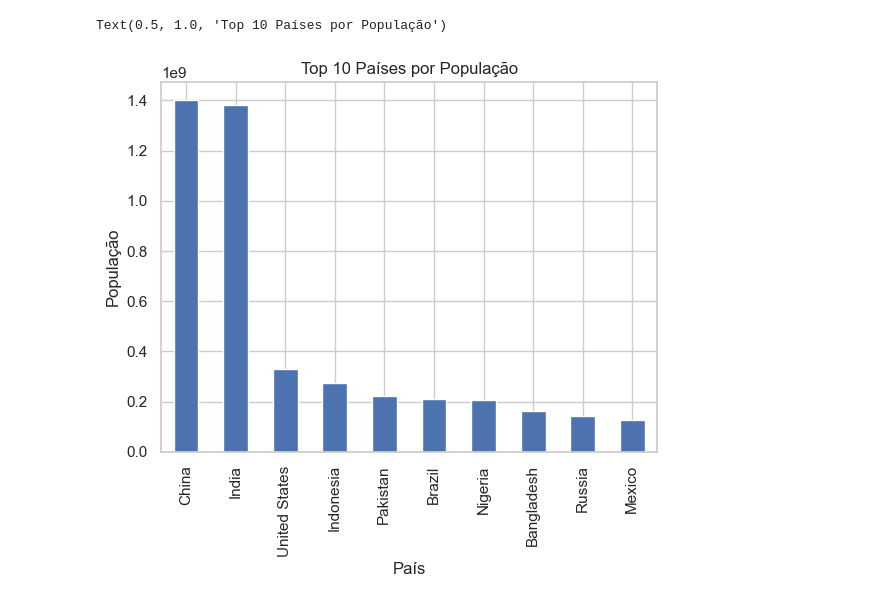
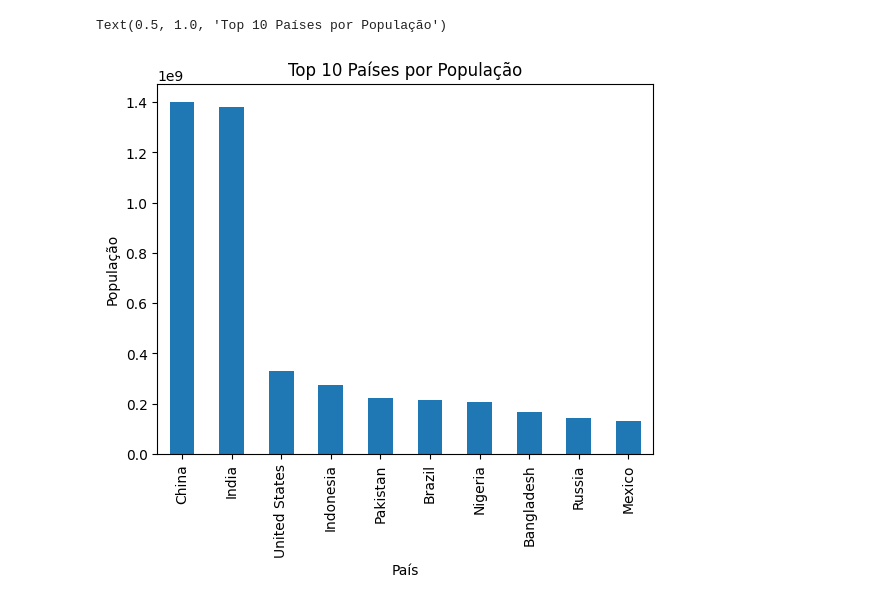
Before and after one commit to veraldinopereira/apresentacao_coder, a Jupyter notebook: main.ipynb, the cells around one changed output. Cells and saved outputs as stored; diff of their text form; code cells hidden in the pictures.

```diff
--- a/main.ipynb
+++ b/main.ipynb
@@ -36,9 +43,17 @@ def alerta(codigo, etapa):
 
 alerta(resposta_code, etapa)
 # %%
-paises = []
-populacao = []
+# Com a Resposta da requisição foi feito uma função deu agrupamento de dados para saber a quantidade total de população
 
-for dados in resposta:
-    paises.append(dados['name']['common'])
-    populacao.append(dados['population'])
+def dados():
+
+    paises = []
+    populacao = []
+
+    for dados in resposta:
+        paises.append(dados['name']['common'])
+        populacao.append(dados['population'])
+
+    df = pd.DataFrame({'Pais':paises, 'Populacao':populacao})
+
+    return df
@@ -49,10 +60,16 @@ df_maior = df.nlargest(10,'Populacao')
-# %%
-sns.set(style='whitegrid')
+# %%
+df_maiores = dados()
+# %%
+#Precisamos somente dos 10 maiores paises com as maiores população, desta forma foi feito um filtro para o dado solicitado
+
+df_top10 = df_maiores.nlargest(10,'Populacao')
 # %%
-grafico = df_maior.plot(kind='bar', x='Pais', y='Populacao', legend=False)
+#Devido a necessidade de mostrar isso tebla plotamos um grafico usando o matplotlib
+
+grafico = df_top10.plot(kind='bar', x='Pais', y='Populacao', legend=False)
 plt.xlabel('País')
 plt.ylabel('População')
 plt.title('Top 10 Países por População')
 # %% [output]
 Text(0.5, 1.0, 'Top 10 Países por População')
-[figure, old version]
+[figure, new version]
```
Also changed, not shown: parts of 8 cells of this notebook, 1 other file.
